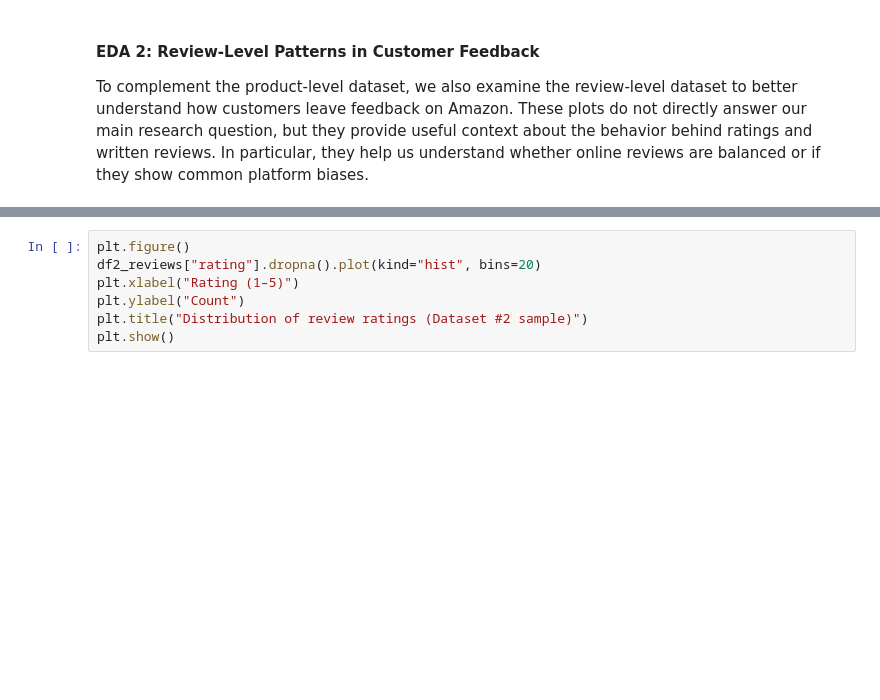
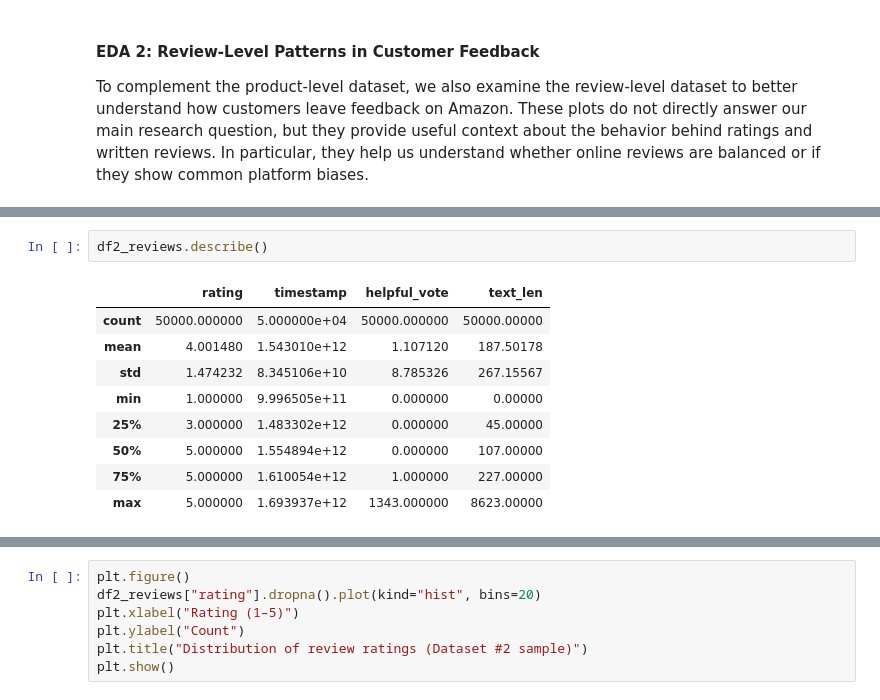
Before and after one commit to COGS108/Group129_WI26, a Jupyter notebook: 02-EDACheckpoint.ipynb, the cells around one changed output, grey strips where cells are left out. Cells and saved outputs as stored; diff of their text form; blank space fills up the shorter version.

```diff
--- a/02-EDACheckpoint.ipynb
+++ b/02-EDACheckpoint.ipynb
@@ -405,0 +418,12 @@ df2_reviews.shape, df2_reviews.columns
+# %%
+df2_reviews.describe()
+# %% [output]
+|  | rating | timestamp | helpful_vote | text_len |
+| count | 50000.000000 | 5.000000e+04 | 50000.000000 | 50000.00000 |
+| mean | 4.001480 | 1.543010e+12 | 1.107120 | 187.50178 |
+| std | 1.474232 | 8.345106e+10 | 8.785326 | 267.15567 |
+| min | 1.000000 | 9.996505e+11 | 0.000000 | 0.00000 |
+| 25% | 3.000000 | 1.483302e+12 | 0.000000 | 45.00000 |
+| 50% | 5.000000 | 1.554894e+12 | 0.000000 | 107.00000 |
+| 75% | 5.000000 | 1.610054e+12 | 1.000000 | 227.00000 |
+| max | 5.000000 | 1.693937e+12 | 1343.000000 | 8623.00000 |
```
Also changed, not shown: parts of 10 cells of this notebook.
